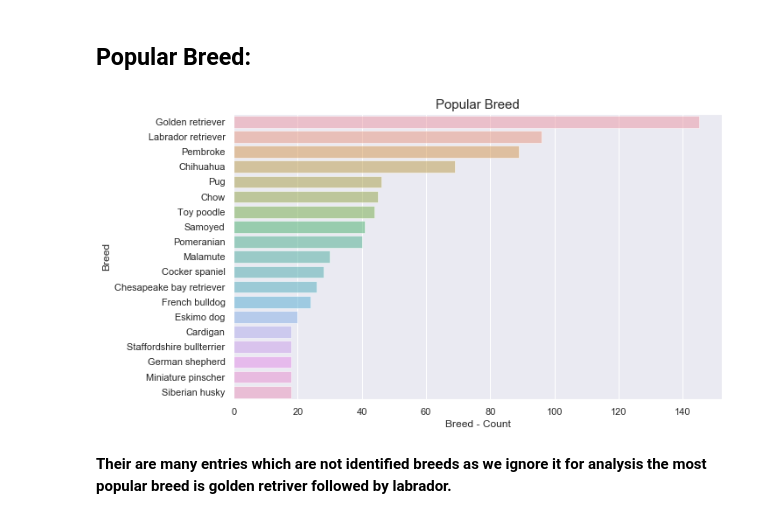
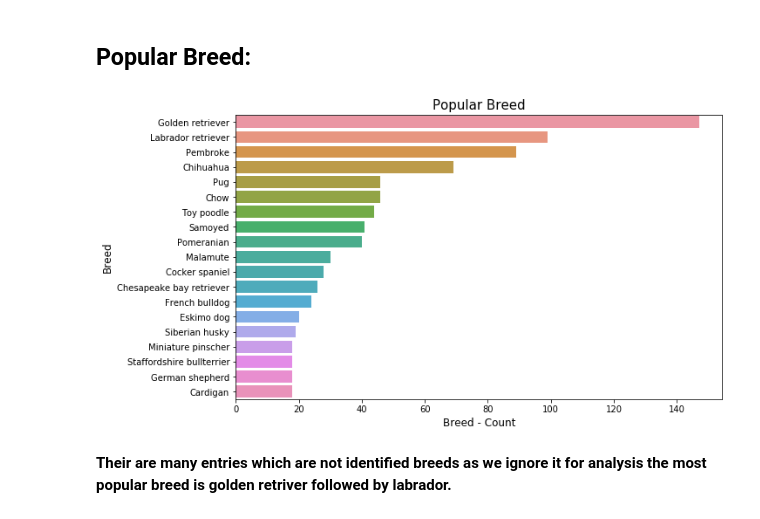
Before and after one commit to jalaltareen/Udacity_Data_Wrangling, a Jupyter notebook: wrangle_act.ipynb, the cells around one changed output. Drawn from its saved outputs; the diff is of its cells as text; code cells hidden in the pictures.

```diff
--- a/wrangle_act.ipynb
+++ b/wrangle_act.ipynb
@@ -481,6 +487,6 @@ len(df_twitter_archive_copy.query('retweeted_status_id != "NaN"'))
 # %%
 df_twitter_archive_copy = df_twitter_archive_copy[(df_twitter_archive_copy.rating_numerator >= 10)
-                                                & (df_twitter_archive_copy.rating_denominator == 10)]
+                                                & (df_twitter_archive_copy.rating_denominator >= 10)]
 # %%
 (df_twitter_archive_copy.rating_numerator < 10).any()
 # %% [output]
@@ -783,5 +803,5 @@ df.head()
 # %%
-df.tweet_id = df.tweet_id.to_string()
+df.tweet_id = df.tweet_id.astype(str)
 df.timestamp = pd.to_datetime(df.timestamp, yearfirst=True)
 # %%
 df.info()
@@ -890,13 +914,13 @@ def set_label(xlabel, ylabel):
 # %%
 # Top Dog_stage values based on the count
 cnt_srs = df['breed'].value_counts()[1:20]
 plt.figure(figsize=(10,6))
-sns.barplot(y=cnt_srs.index, x=cnt_srs.values, alpha=0.5)
+sns.barplot(y=cnt_srs.index, x=cnt_srs.values, alpha=1.0)
 plt.xlabel('Breed - Count', fontsize=12)
 plt.ylabel('Breed', fontsize=12)
 plt.title("Popular Breed", fontsize=15)
 plt.show()
 # %% [output]
-[figure, old version]
+[figure, new version]
 # %% [markdown]
 **Their are many entries which are not identified breeds as we ignore it for analysis the most popular breed is golden retriver followed by labrador.**
```
Also changed, not shown: parts of 35 cells of this notebook, 3 other files.
